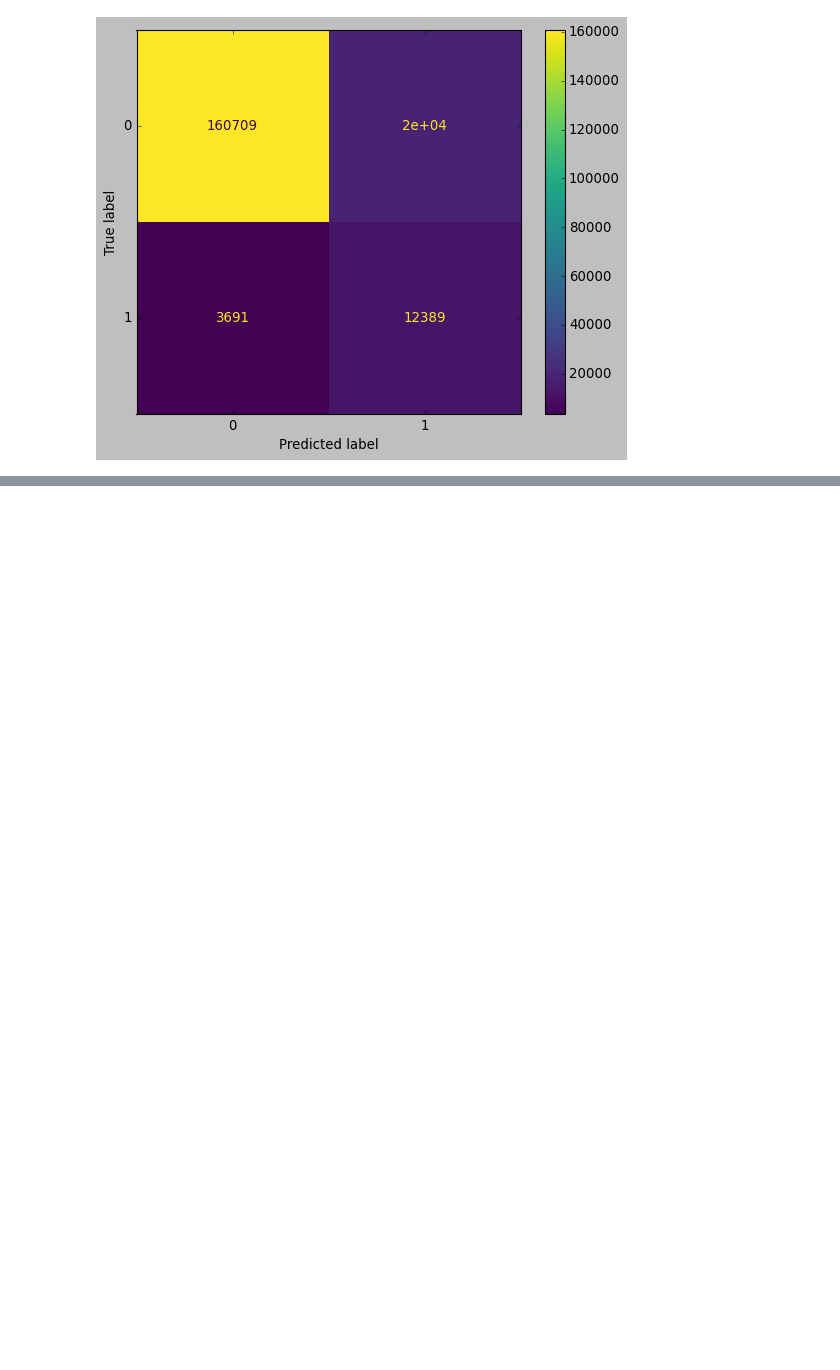
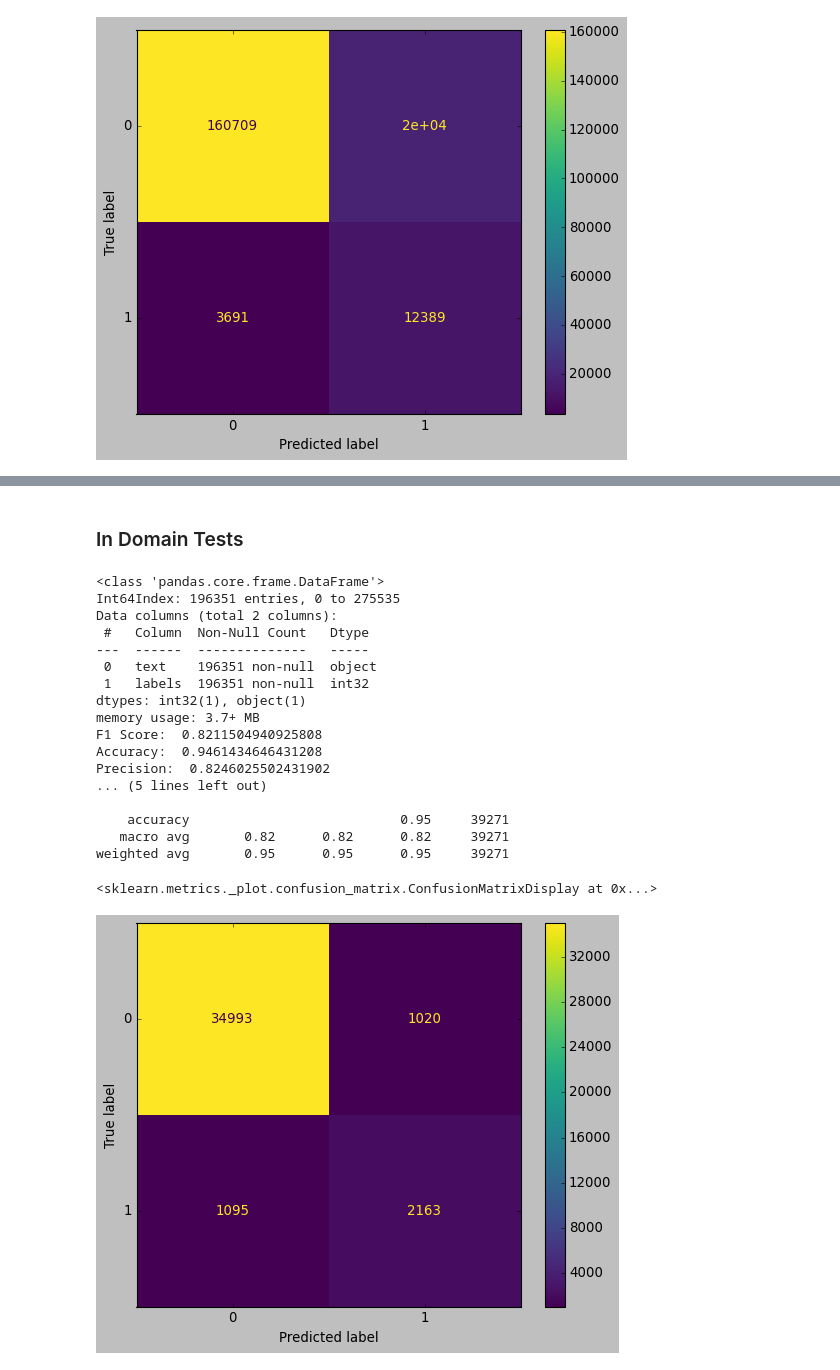
Before and after one commit to sayaranika/Abusive-Language-Detection-Using-Naive-Bayes, a Jupyter notebook: Abusive Language Detection.ipynb, the cells around one changed output, grey strips where cells are left out. Saved outputs shown, nothing was run; the diff lists cells and outputs as text; code cells hidden in the pictures; blank space fills up the shorter version.

```diff
--- a/Abusive Language Detection.ipynb
+++ b/Abusive Language Detection.ipynb
@@ -458,0 +559,51 @@ weighted avg       0.93      0.88      0.90    196351
+# %% [markdown]
+### In Domain Tests
+# %%
+wiki_dataset = pd.read_csv("wiki.csv")
+wiki_dataset = basic_data_cleaning(wiki_dataset)
+wiki_dataset.text = wiki_dataset['text'].apply(data_processing, datasetType = DatasetType.TWITTER)
+
+cv = CountVectorizer(analyzer='word', ngram_range=(1, 1))
+X = cv.fit_transform(wiki_dataset['text'])
+Y = wiki_dataset['labels']
+x_train, x_test, y_train, y_test = train_test_split(X, Y, test_size=0.2, random_state=42)
+
+model = MultinomialNB(alpha=0.2)
+model.fit(x_train, y_train)
+y_predict = model.predict(x_test)
+
+f1 = f1_score(y_test, y_predict, average='macro')
+accuracy = accuracy_score(y_test, y_predict)
+precision = precision_score(y_test, y_predict, average='macro')
+recall = recall_score(y_test, y_predict, average='macro')
+
+print("F1 Score: ", f1)
+print("Accuracy: ", accuracy)
+print("Precision: ", precision)
+print("Recall: ", recall)
+
+print(classification_report(y_test, y_predict))
+style.use('classic')
+cm = confusion_matrix(y_test, y_predict, labels=model.classes_)
+disp = ConfusionMatrixDisplay(confusion_matrix=cm, display_labels=model.classes_)
+disp.plot()
+# %% [output]
+<class 'pandas.core.frame.DataFrame'>
+Int64Index: 196351 entries, 0 to 275535
+Data columns (total 2 columns):
+ #   Column  Non-Null Count   Dtype
+---  ------  --------------   -----
+ 0   text    196351 non-null  object
+ 1   labels  196351 non-null  int32
+dtypes: int32(1), object(1)
+memory usage: 3.7+ MB
+F1 Score:  0.8211504940925808
+Accuracy:  0.9461434646431208
+Precision:  0.8246025502431902
+... (5 lines left out)
+
+    accuracy                           0.95     39271
+   macro avg       0.82      0.82      0.82     39271
+weighted avg       0.95      0.95      0.95     39271
+<sklearn.metrics._plot.confusion_matrix.ConfusionMatrixDisplay at 0x...>
+[figure, added]
```
Also changed, not shown: parts of 12 cells of this notebook.
